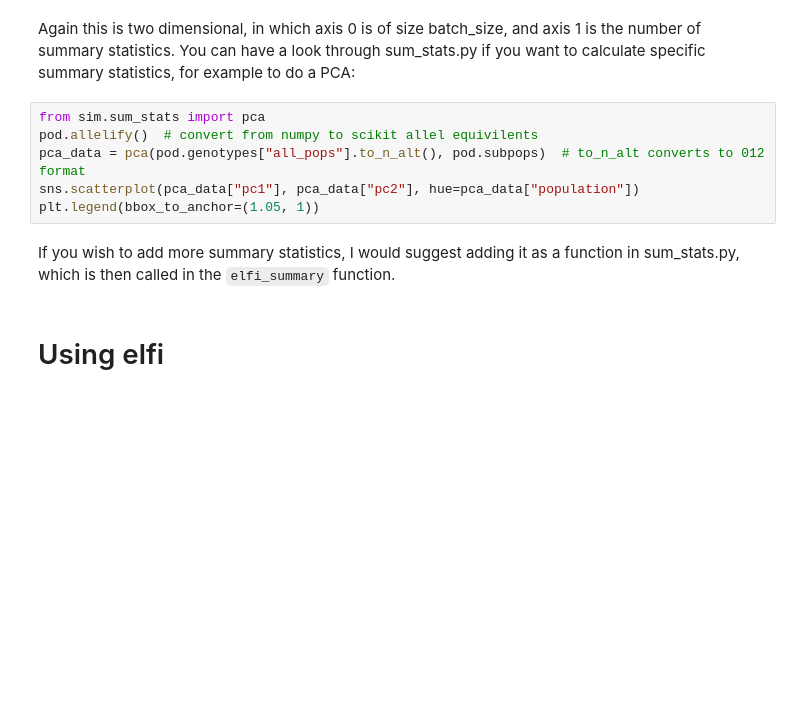
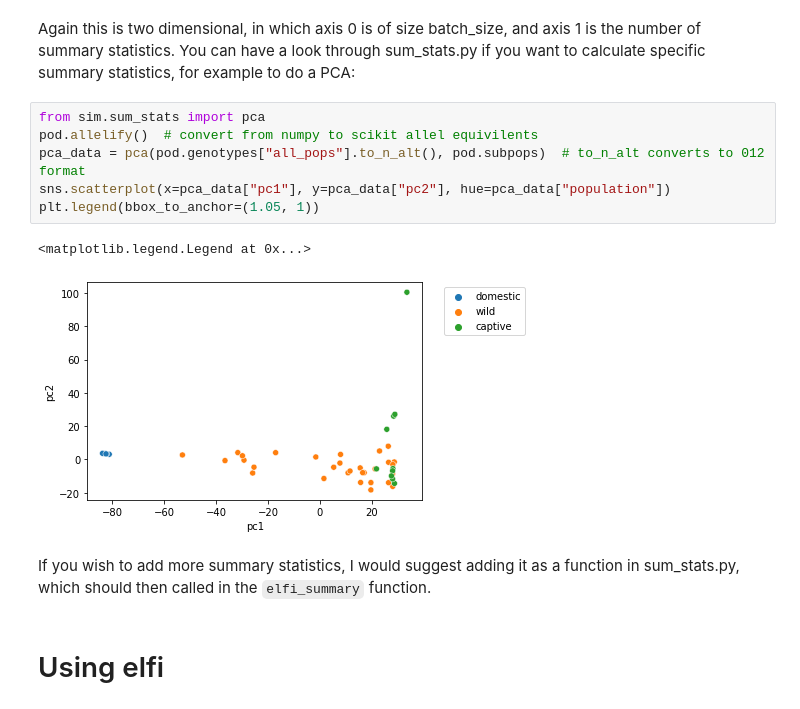
Before and after one commit to danielward27/wildcats, a Jupyter notebook: scripts/tutorial.ipynb, the cells around one changed output. Drawn from its saved outputs; the diff is of its cells as text; blank space fills up the shorter version.

Commit message:
update deprecated functions

```diff
--- a/scripts/tutorial.ipynb
+++ b/scripts/tutorial.ipynb
@@ -113,11 +112,14 @@ Again this is two dimensional, in which axis 0 is of size batch_size, and axis 1
 # %%
 from sim.sum_stats import pca
 pod.allelify()  # convert from numpy to scikit allel equivilents
 pca_data = pca(pod.genotypes["all_pops"].to_n_alt(), pod.subpops)  # to_n_alt converts to 012 format
-sns.scatterplot(pca_data["pc1"], pca_data["pc2"], hue=pca_data["population"])
+sns.scatterplot(x=pca_data["pc1"], y=pca_data["pc2"], hue=pca_data["population"])
 plt.legend(bbox_to_anchor=(1.05, 1))
+# %% [output]
+<matplotlib.legend.Legend at 0x...>
+[figure, added]
 # %% [markdown]
-If you wish to add more summary statistics, I would suggest adding it as a function in sum_stats.py, which is then called in the `elfi_summary` function.
+If you wish to add more summary statistics, I would suggest adding it as a function in sum_stats.py, which should then called in the `elfi_summary` function.
 # %% [markdown]
 # Using elfi
 # %% [markdown]
```
Also changed, not shown: parts of 9 cells of this notebook, 6 other files.
